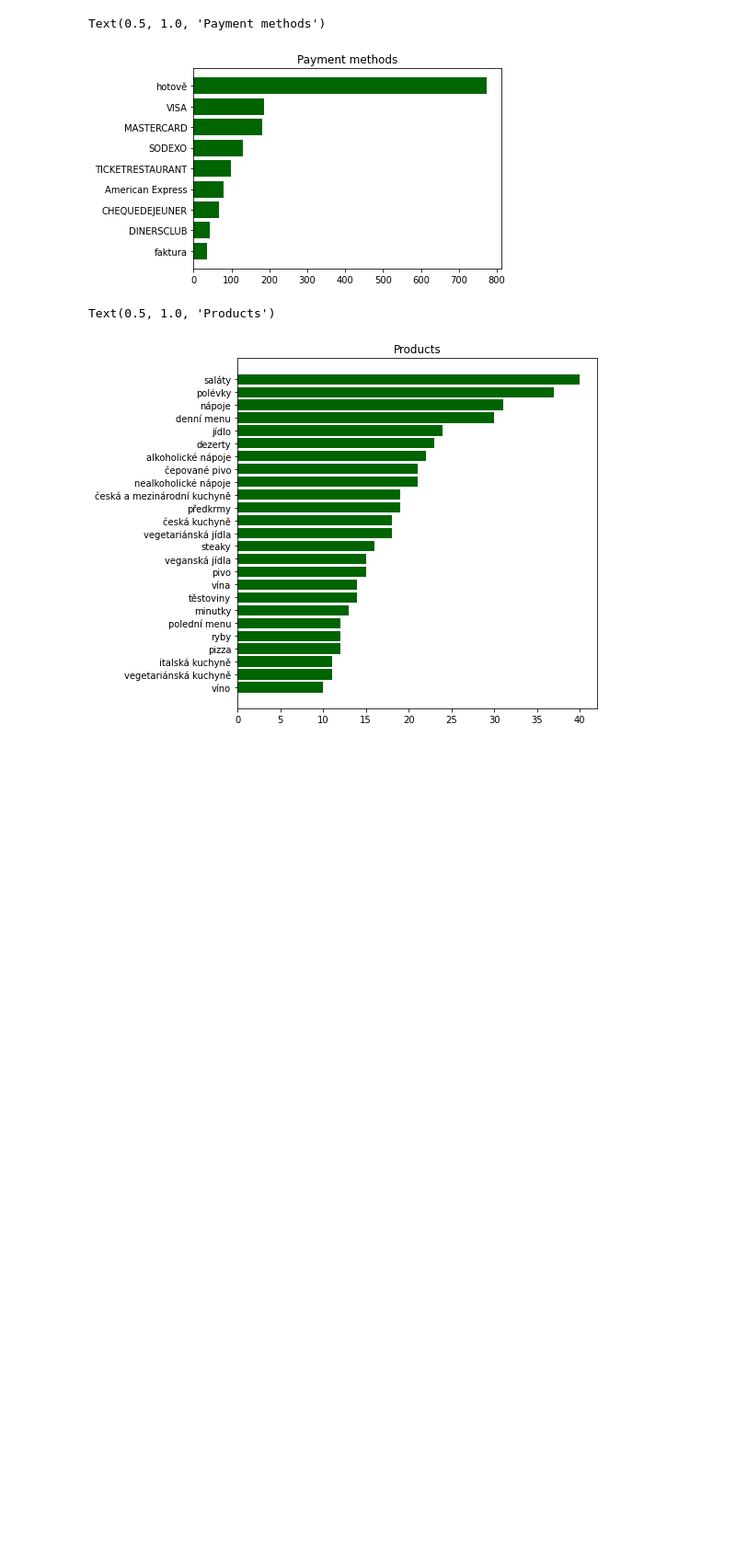
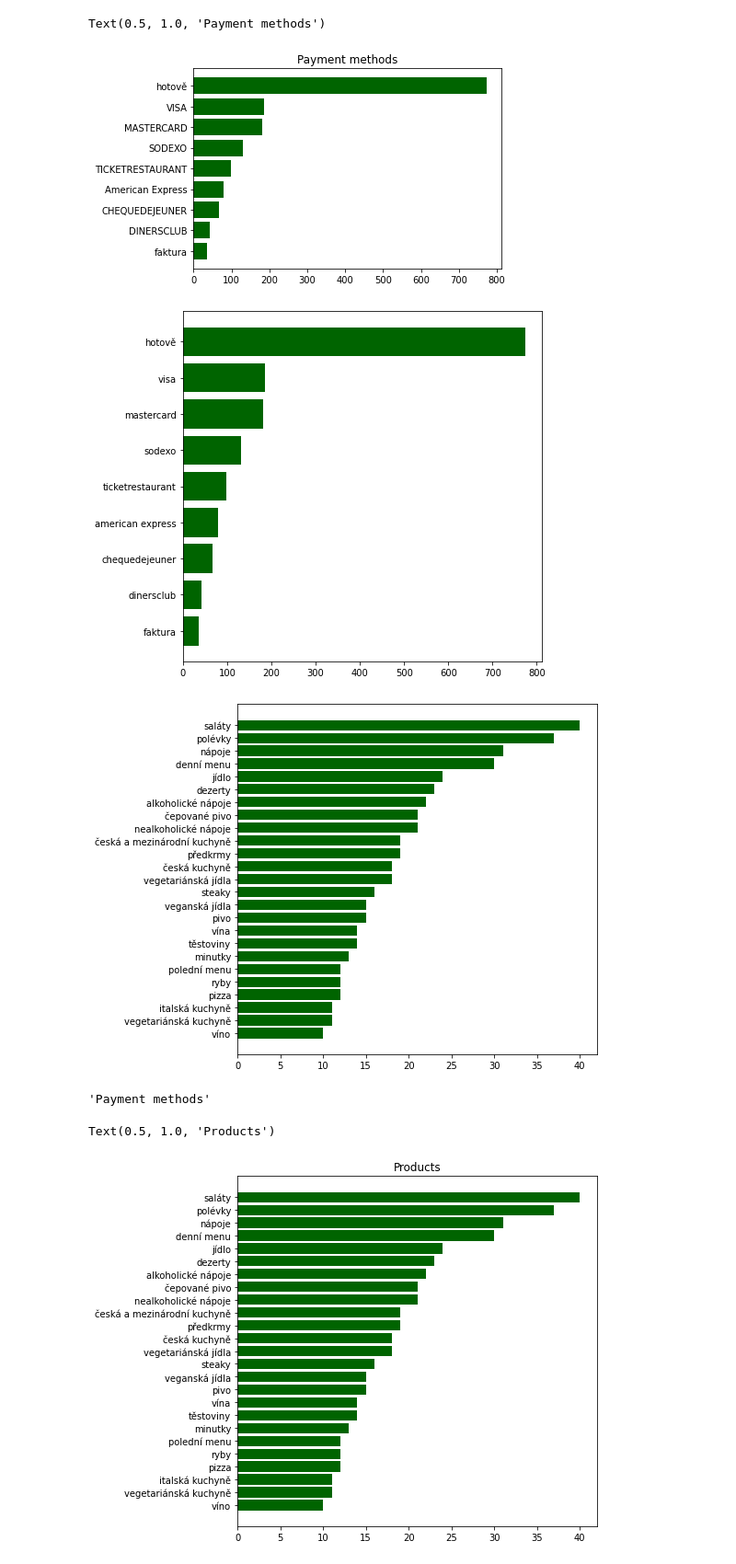
Before and after one commit to Matyas-Mattanelli/Webscraper-Zlate-Stranky, a Jupyter notebook: data_inspection_zlatestranky.ipynb, the cells around one changed output. Shown at 92% size. Saved outputs shown, nothing was run; the diff lists cells and outputs as text; code cells hidden in the pictures; blank space fills up the shorter version.

```diff
--- a/data_inspection_zlatestranky.ipynb
+++ b/data_inspection_zlatestranky.ipynb
@@ -214,9 +213,9 @@ plt.title('Payment methods')
 Text(0.5, 1.0, 'Payment methods')
 [figure]
 # %%
-#Creating a dictionary with 'products', 'services', and 'marks' as keys and with list containing respective values from each column as values
+#Creating a dictionary with 'payment_methods','products', 'services', and 'marks' as keys and with list containing respective values from each column as values
 pro_ser_mar_dict={}
-for column in ['products', 'services', 'marks']:
+for column in ['payment_methods','products', 'services', 'marks']:
     demo_list=[]
     for value in df[column]:
         if type(value)==type([]): #if its a list we need to unpack it
@@ -243,6 +242,17 @@ pro_ser_mar_counter_filtered_sorted={}
 for item in pro_ser_mar_counter_filtered.keys():
     items_sorted=sorted(pro_ser_mar_counter_filtered[item].items(),key=lambda x:x[1]) #sorting the items in the dictionary
     pro_ser_mar_counter_filtered_sorted[item]={key:value for key, value in items_sorted} #creating a new dictionary from sorted items
+# %%
+for i in ['payment_methods','products']:
+    plt.figure(figsize=(7,7))
+    plt.barh(list(pro_ser_mar_counter_filtered_sorted[i].keys()),pro_ser_mar_counter_filtered_sorted[i].values(),color='darkgreen') #plotting
+# %% [output]
+[figure, added]
+[figure, added]
+# %%
+'payment_methods'.replace("_"," ").capitalize()
+# %% [output]
+'Payment methods'
 # %%
 plt.figure(figsize=(7,7))
 plt.barh(list(pro_ser_mar_counter_filtered_sorted['products'].keys()),pro_ser_mar_counter_filtered_sorted['products'].values(),color='darkgreen') #plotting
```
Also changed, not shown: parts of 27 cells of this notebook, 1 other file.
